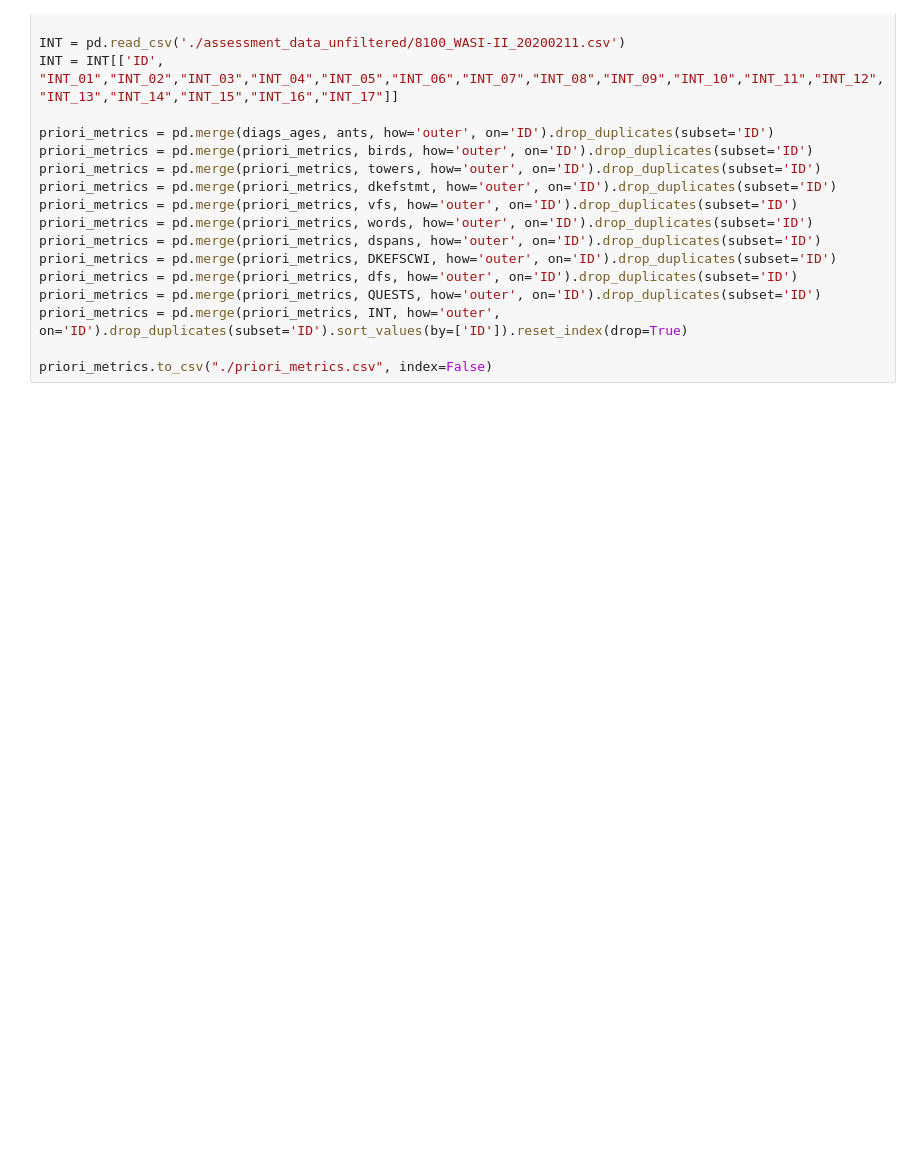
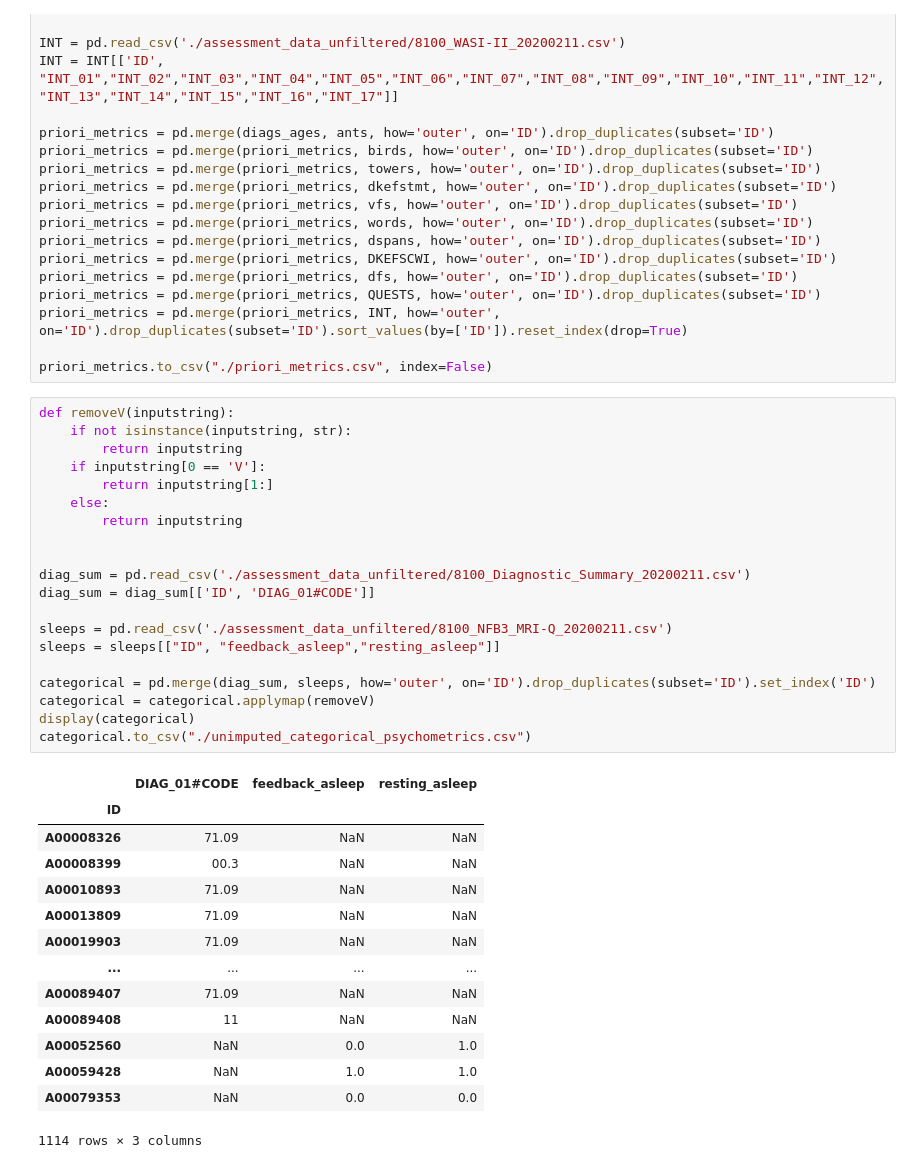
Before and after one commit to Qonrad/2020capstone, a Jupyter notebook: pmetrics.ipynb, the cells around one changed output. Cells and saved outputs as stored; diff of their text form; blank space fills up the shorter version.

```diff
--- a/pmetrics.ipynb
+++ b/pmetrics.ipynb
@@ -89,3 +89,38 @@ priori_metrics = pd.merge(priori_metrics, QUESTS, how='outer', on='ID').drop_dup
 priori_metrics = pd.merge(priori_metrics, INT, how='outer', on='ID').drop_duplicates(subset='ID').sort_values(by=['ID']).reset_index(drop=True)
 
 priori_metrics.to_csv("./priori_metrics.csv", index=False)
+# %%
+def removeV(inputstring):
+    if not isinstance(inputstring, str):
+        return inputstring
+    if inputstring[0 == 'V']:
+        return inputstring[1:]
+    else:
+        return inputstring
+
+
+diag_sum = pd.read_csv('./assessment_data_unfiltered/8100_Diagnostic_Summary_20200211.csv')
+diag_sum = diag_sum[['ID', 'DIAG_01#CODE']]
+
+sleeps = pd.read_csv('./assessment_data_unfiltered/8100_NFB3_MRI-Q_20200211.csv')
+sleeps = sleeps[["ID", "feedback_asleep","resting_asleep"]]
+
+categorical = pd.merge(diag_sum, sleeps, how='outer', on='ID').drop_duplicates(subset='ID').set_index('ID')
+categorical = categorical.applymap(removeV)
+display(categorical)
+categorical.to_csv("./unimputed_categorical_psychometrics.csv")
+# %% [output]
+|  | DIAG_01#CODE | feedback_asleep | resting_asleep |
+| ID |  |  |  |
+| A00008326 | 71.09 | NaN | NaN |
+| A00008399 | 00.3 | NaN | NaN |
+| A00010893 | 71.09 | NaN | NaN |
+| A00013809 | 71.09 | NaN | NaN |
+| A00019903 | 71.09 | NaN | NaN |
+| ... | ... | ... | ... |
+| A00089407 | 71.09 | NaN | NaN |
+| A00089408 | 11 | NaN | NaN |
+| A00052560 | NaN | 0.0 | 1.0 |
+| A00059428 | NaN | 1.0 | 1.0 |
+| A00079353 | NaN | 0.0 | 0.0 |
+1114 rows × 3 columns
```
Also changed, not shown: 3 other files.
